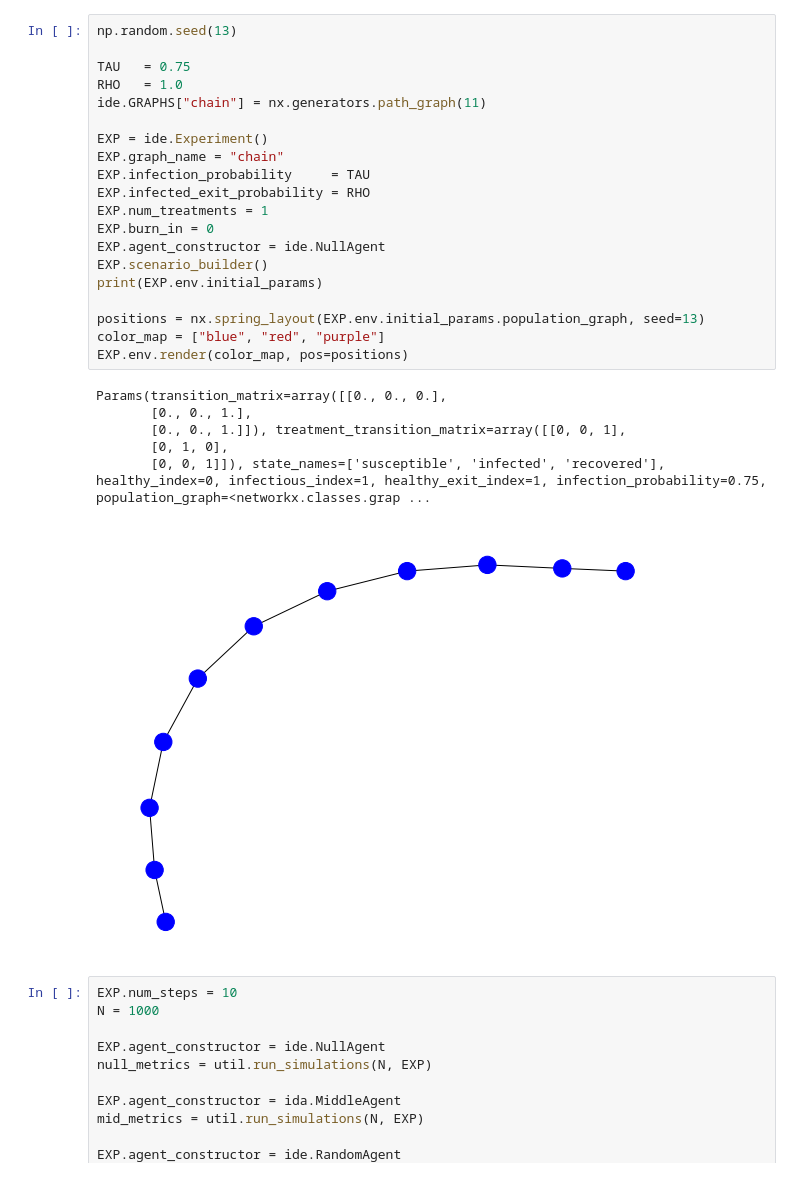
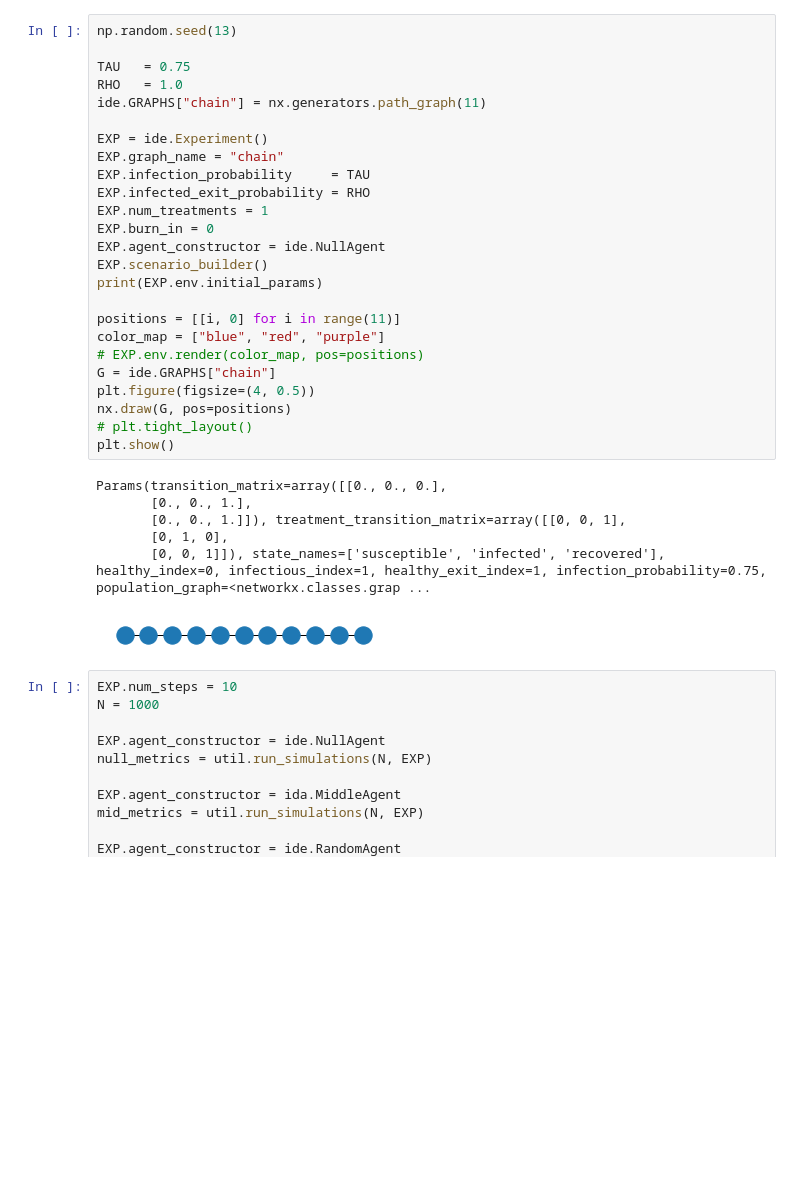
Before and after one commit to EvanLavender13/cst680-project, a Jupyter notebook: exp_chain.ipynb, the cells around one changed output. Saved outputs shown, nothing was run; the diff lists cells and outputs as text; blank space fills up the shorter version.

```diff
--- a/exp_chain.ipynb
+++ b/exp_chain.ipynb
@@ -24,30 +24,35 @@ plt.style.use(["science", "grid", "notebook"])
 # %%
 np.random.seed(13)
 
 TAU   = 0.75
 RHO   = 1.0
 ide.GRAPHS["chain"] = nx.generators.path_graph(11)
 
 EXP = ide.Experiment()
 EXP.graph_name = "chain"
 EXP.infection_probability     = TAU
 EXP.infected_exit_probability = RHO
 EXP.num_treatments = 1
 EXP.burn_in = 0
 EXP.agent_constructor = ide.NullAgent
 EXP.scenario_builder()
 print(EXP.env.initial_params)
 
-positions = nx.spring_layout(EXP.env.initial_params.population_graph, seed=13)
+positions = [[i, 0] for i in range(11)]
 color_map = ["blue", "red", "purple"]
-EXP.env.render(color_map, pos=positions)
+# EXP.env.render(color_map, pos=positions)
+G = ide.GRAPHS["chain"]
+plt.figure(figsize=(4, 0.5))
+nx.draw(G, pos=positions)
+# plt.tight_layout()
+plt.show()
 # %% [output]
 Params(transition_matrix=array([[0., 0., 0.],
        [0., 0., 1.],
        [0., 0., 1.]]), treatment_transition_matrix=array([[0, 0, 1],
        [0, 1, 0],
        [0, 0, 1]]), state_names=['susceptible', 'infected', 'recovered'], healthy_index=0, infectious_index=1, healthy_exit_index=1, infection_probability=0.75, population_graph=<networkx.classes.grap ...
-[figure, old version]
+[figure, new version]
 # %%
 EXP.num_steps = 10
 N = 1000
```
Also changed, not shown: parts of 2 cells of this notebook, 6 other files.
